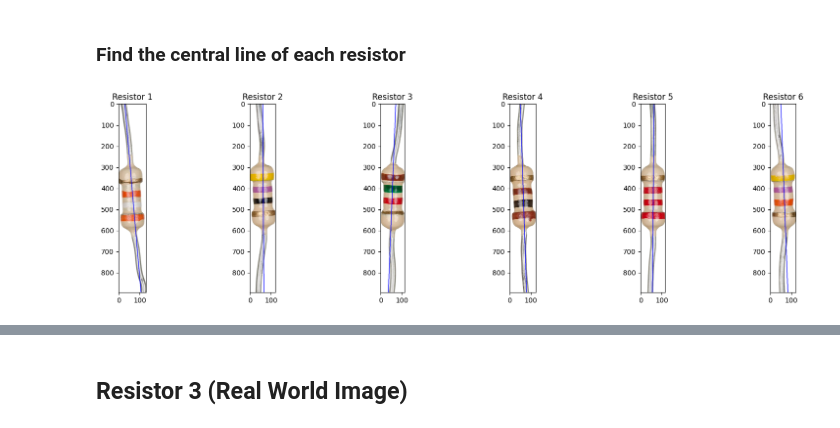
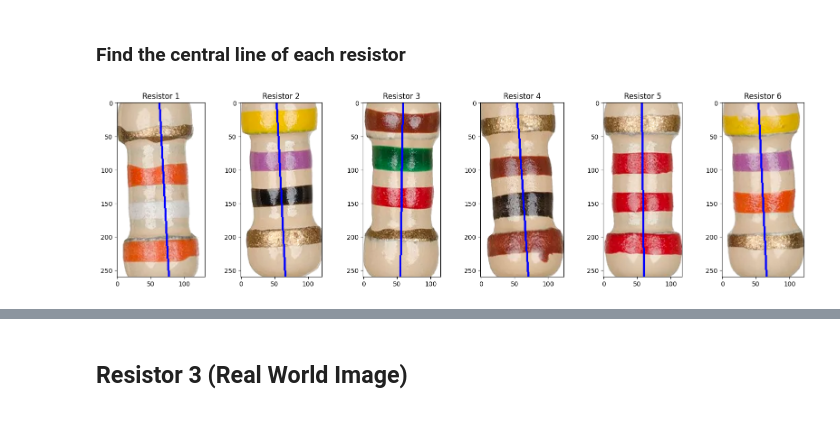
Before and after one commit to Xanonymous-GitHub/cs933-lab, a Jupyter notebook: practical_assignment/part-1.ipynb, the cells around one changed output, grey strips where cells are left out. Drawn from its saved outputs; the diff is of its cells as text; code cells hidden in the pictures.

Commit message:
feat: 🎸 crop resistor 1 before drawing central line

```diff
--- a/practical_assignment/part-1.ipynb
+++ b/practical_assignment/part-1.ipynb
@@ -103,17 +103,17 @@ def draw_central_line_on(
 # %%
 r1_with_central_line = []
 
 for i, resistor in enumerate(r1_resistors):
-    central_line = central_line_of(b_r1_resistors[i])
+    central_line = central_line_of(b_r1_resistors[i][320:580, :])
     # Flip the central line horizontally to make it parallel to the resistor's body
     central_line[0][0] = resistor.shape[1] - central_line[0][0]
     central_line[1][0] = resistor.shape[1] - central_line[1][0]
 
-    r1_with_central_line.append(draw_central_line_on(resistor, a=central_line[0], b=central_line[1]))
+    r1_with_central_line.append(draw_central_line_on(resistor[320:580, :], a=central_line[0], b=central_line[1]))
 
 show_images_in_row(r1_with_central_line)
 # %% [output]
-[figure, old version]
+[figure, new version]
 # %%
 # Crop the resistor 2 images to a fixed size.
 # It should base on the central point of the image.
```
Also changed, not shown: parts of 2 cells of this notebook.
